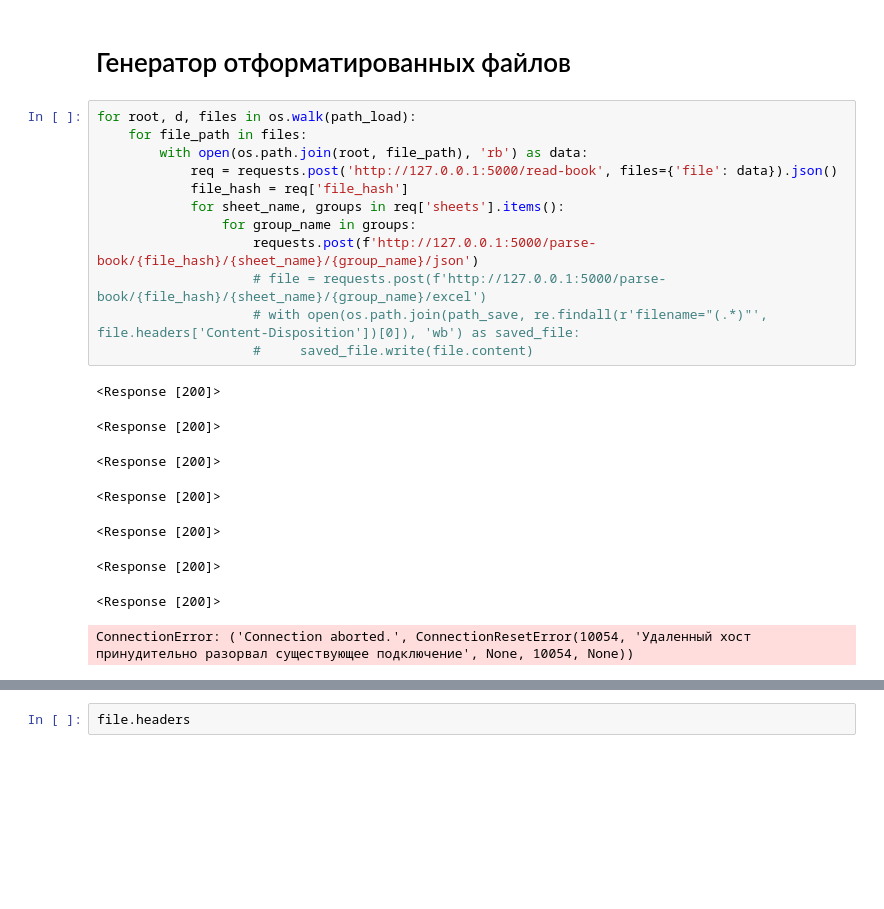
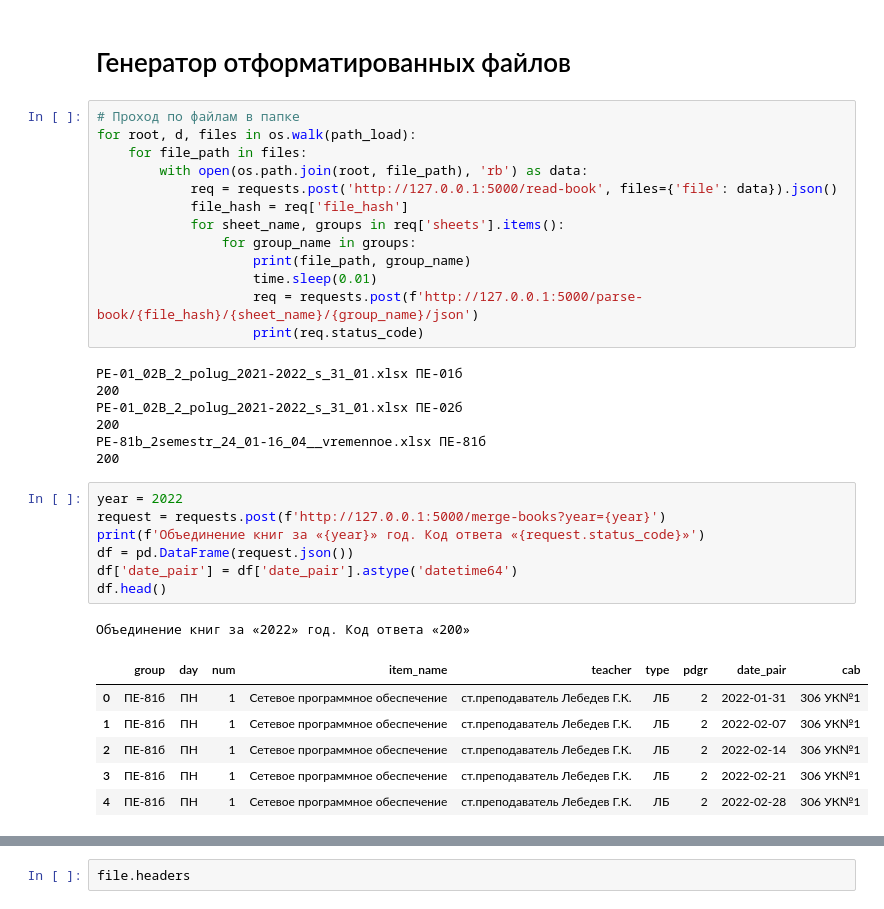
Before and after one commit to DK905/CoolResp, a Jupyter notebook: generation_script.ipynb, the cells around one changed output, grey strips where cells are left out. Cells and saved outputs as stored; diff of their text form; blank space fills up the shorter version.

```diff
--- a/generation_script.ipynb
+++ b/generation_script.ipynb
@@ -56,6 +36,7 @@ excel2img.export_img(os.path.join(base_dir, 'Tests', 'Results', 'Респа дл
 # %% [markdown]
 # Генератор отформатированных файлов
 # %%
+# Проход по файлам в папке
 for root, d, files in os.walk(path_load):
     for file_path in files:
         with open(os.path.join(root, file_path), 'rb') as data:
@@ -63,16 +44,29 @@ for root, d, files in os.walk(path_load):
             file_hash = req['file_hash']
             for sheet_name, groups in req['sheets'].items():
                 for group_name in groups:
-                    requests.post(f'http://127.0.0.1:5000/parse-book/{file_hash}/{sheet_name}/{group_name}/json')
-                    # file = requests.post(f'http://127.0.0.1:5000/parse-book/{file_hash}/{sheet_name}/{group_name}/excel')
-                    # with open(os.path.join(path_save, re.findall(r'filename="(.*)"', file.headers['Content-Disposition'])[0]), 'wb') as saved_file:
-                    #     saved_file.write(file.content)
+                    print(file_path, group_name)
+                    time.sleep(0.01)
+                    req = requests.post(f'http://127.0.0.1:5000/parse-book/{file_hash}/{sheet_name}/{group_name}/json')
+                    print(req.status_code)
 # %% [output]
-<Response [200]>
+PE-01_02B_2_polug_2021-2022_s_31_01.xlsx ПЕ-01б
+200
+PE-01_02B_2_polug_2021-2022_s_31_01.xlsx ПЕ-02б
+200
+PE-81b_2semestr_24_01-16_04__vremennoe.xlsx ПЕ-81б
+200
-<Response [200]>
-<Response [200]>
-<Response [200]>
-<Response [200]>
-<Response [200]>
-<Response [200]>
-ConnectionError: ('Connection aborted.', ConnectionResetError(10054, 'Удаленный хост принудительно разорвал существующее подключение', None, 10054, None))
+# %%
+year = 2022
+request = requests.post(f'http://127.0.0.1:5000/merge-books?year={year}')
+print(f'Объединение книг за «{year}» год. Код ответа «{request.status_code}»')
+df = pd.DataFrame(request.json())
+df['date_pair'] = df['date_pair'].astype('datetime64')
+df.head()
+# %% [output]
+Объединение книг за «2022» год. Код ответа «200»
+|  | group | day | num | item_name | teacher | type | pdgr | date_pair | cab |
+| 0 | ПЕ-81б | ПН | 1 | Сетевое программное обеспечение | ст.преподаватель Лебедев Г.К. | ЛБ | 2 | 2022-01-31 | 306 УК№1 |
+| 1 | ПЕ-81б | ПН | 1 | Сетевое программное обеспечение | ст.преподаватель Лебедев Г.К. | ЛБ | 2 | 2022-02-07 | 306 УК№1 |
+| 2 | ПЕ-81б | ПН | 1 | Сетевое программное обеспечение | ст.преподаватель Лебедев Г.К. | ЛБ | 2 | 2022-02-14 | 306 УК№1 |
+| 3 | ПЕ-81б | ПН | 1 | Сетевое программное обеспечение | ст.преподаватель Лебедев Г.К. | ЛБ | 2 | 2022-02-21 | 306 УК№1 |
+| 4 | ПЕ-81б | ПН | 1 | Сетевое программное обеспечение | ст.преподаватель Лебедев Г.К. | ЛБ | 2 | 2022-02-28 | 306 УК№1 |
```
Also changed, not shown: parts of 10 cells of this notebook, 22 other files.
